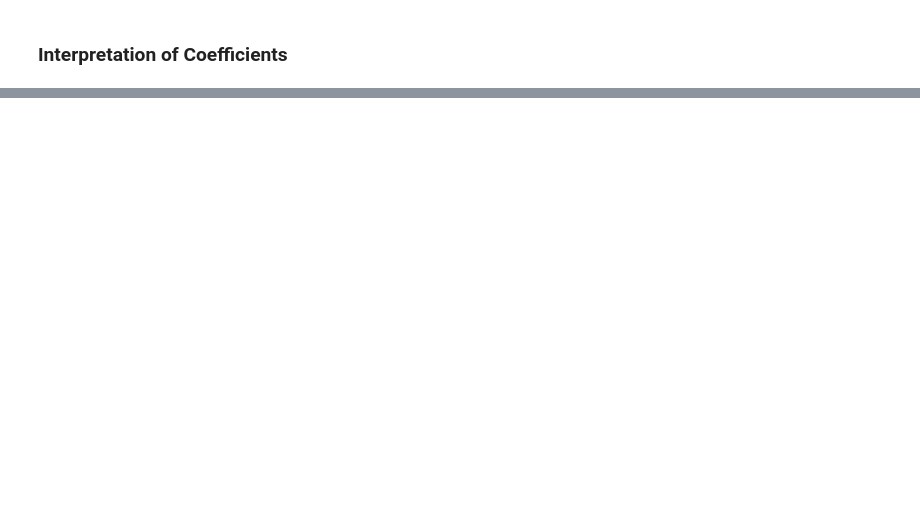
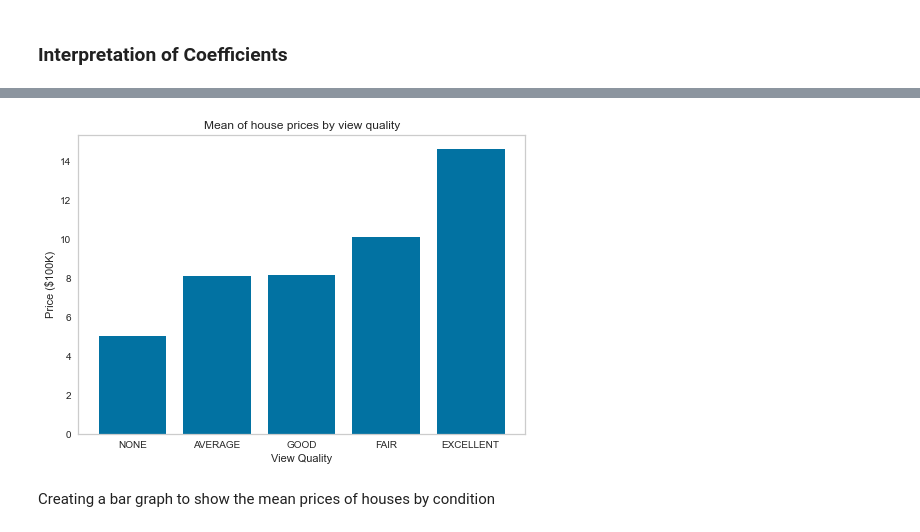
Before and after one commit to aliceagrawal/King-County-House-Sales, a Jupyter notebook: Modeling and Visualizations.ipynb, the cells around one changed output, grey strips where cells are left out. Saved outputs shown, nothing was run; the diff lists cells and outputs as text; code cells hidden in the pictures; blank space fills up the shorter version.

```diff
--- a/Model Building.ipynb
+++ b/Modeling and Visualizations.ipynb
@@ -728,0 +822,4 @@ strong multicollinearity or other numerical problems.
+# %%
+means_view = merged_king_data.groupby('view')['price'].mean()
+means_view = means_view/100000
+means_view
@@ -728,0 +834,15 @@ strong multicollinearity or other numerical problems.
+# %%
+fig = plt.figure()
+views = list(merged_king_data['view'].value_counts().index)
+
+plt.bar(views,sorted(means_view))
+plt.title('Mean of house prices by view quality')
+plt.xlabel('View Quality')
+plt.ylabel('Price ($100K)')
+plt.grid(False)
+plt.savefig('./Images/View_bar.png',dpi=200)
+plt.savefig('./images/View_bar.jpeg', dpi=200);
+# %% [output]
+[figure, added]
+# %% [markdown]
+Creating a bar graph to show the mean prices of houses by condition
```
Also changed, not shown: parts of 20 cells of this notebook, 13 other files.
